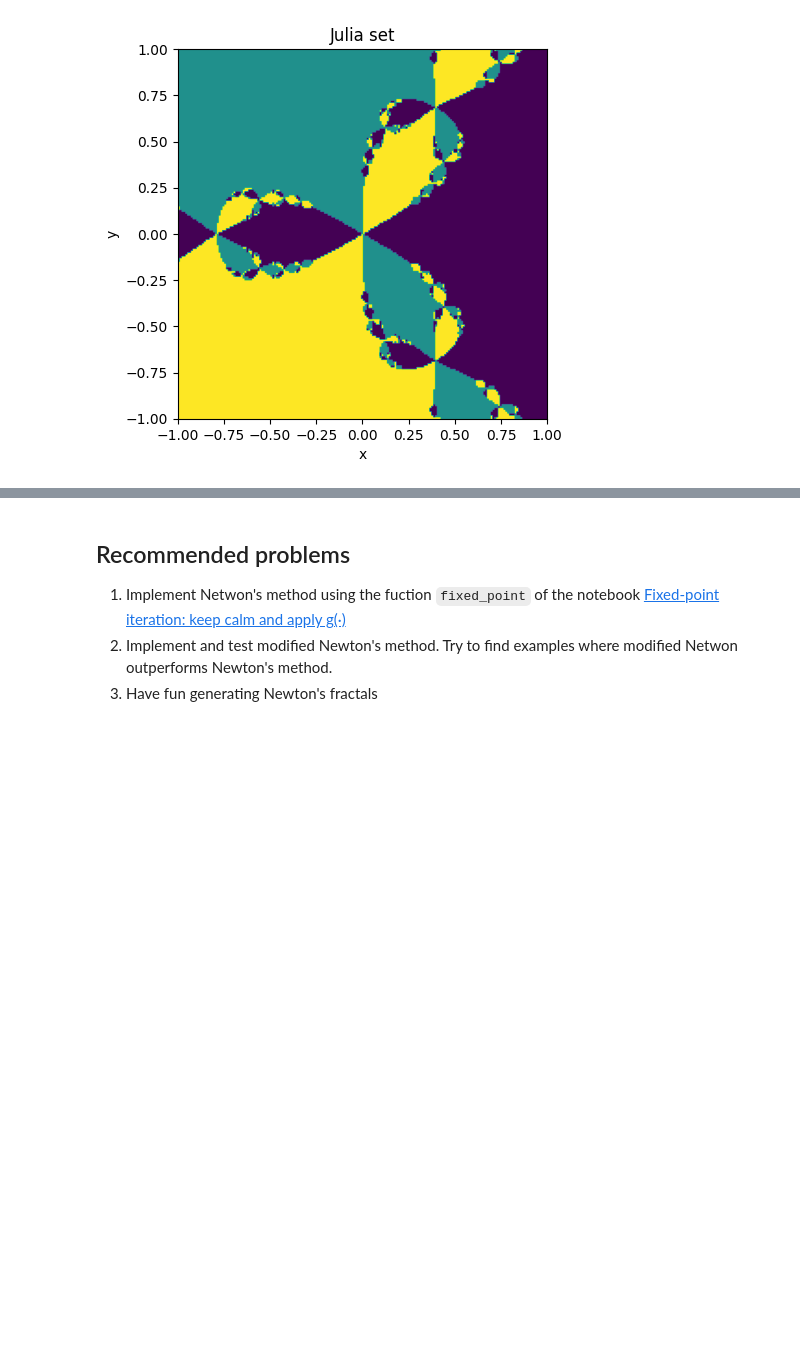
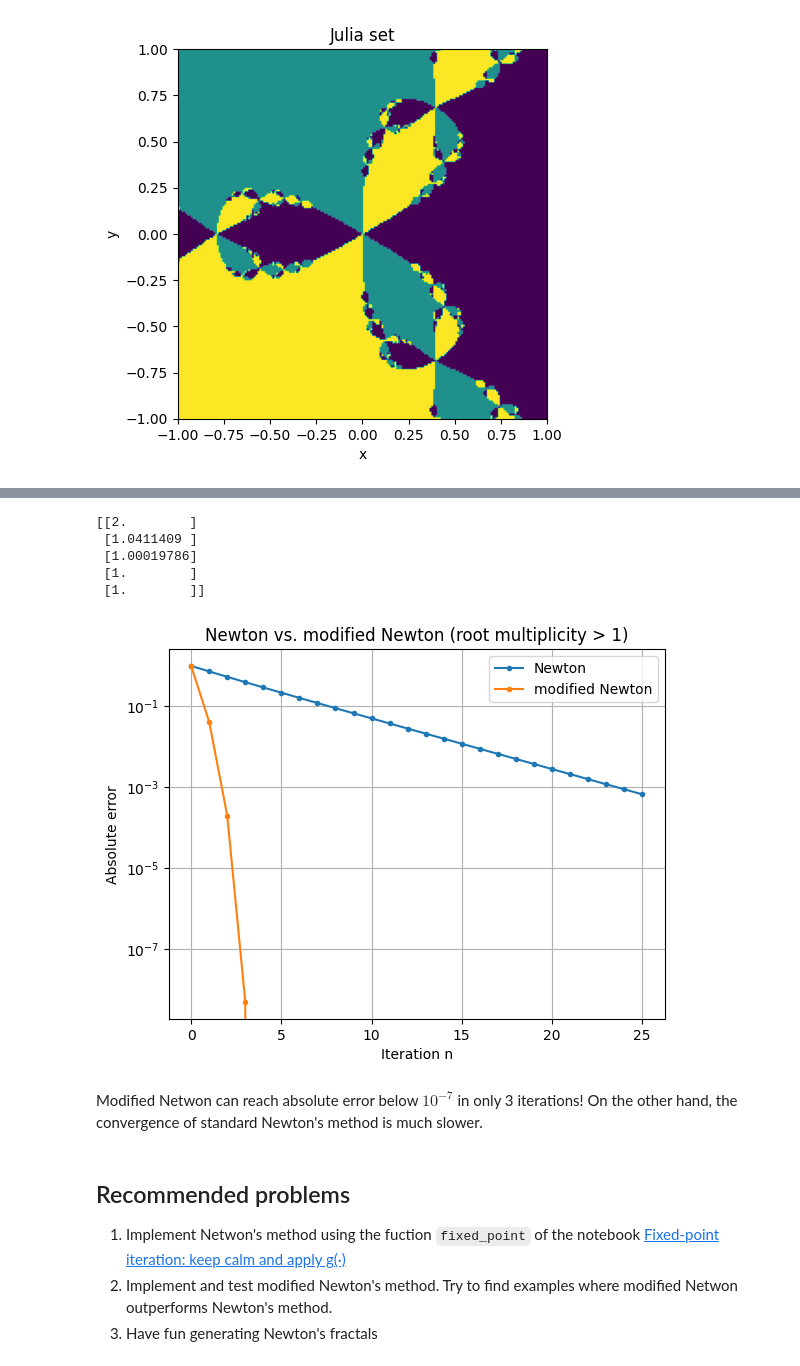
Before and after one commit to simone-brugiapaglia/numerical-analysis-notebooks, a Jupyter notebook: 05_Newton.ipynb, the cells around one changed output, grey strips where cells are left out. Drawn from its saved outputs; the diff is of its cells as text; code cells hidden in the pictures; blank space fills up the shorter version.

Commit message:
Notebook 5 (Newton) updated and added notebook 6 (Aitken's acceleration)

```diff
--- a/05_Newton.ipynb
+++ b/05_Newton.ipynb
@@ -232,0 +243,13 @@ plt.show()
+# %%
+# Newton's method
+f  = lambda x : (x-1)**3 * np.log(x) # define f(x)
+Df = lambda x : 3 * (x-1)**2 * np.log(x) + (x-1)**3 / x  # define f'(x)
+p0 = 2 # initial guess
+TOL = 1e-8
+N_max = 25
+
+# apply Newton's method
+p_array_newton = newton(f, Df, p0, TOL , N_max)
+
+# print sequence of approximations
+print(p_array_newton)
@@ -233,3 +274,42 @@ plt.show()
+# %%
+# Modified Newton's method
+
+# 3 * (x-1)**2 * np.log(x) + (x-1)**3 / x
+D2f = lambda x : 6 * (x-1) * np.log(x) + 3 * (x-1)**2 / x + (3* (x-1)**2 * x - (x-1)**3)/ x**2 # define f''(x)
+mu  = lambda x : f(x) / Df(x) # define mu(x)
+Dmu = lambda x : (Df(x)**2 - f(x) * D2f(x)) / (Df(x)**2) # define mu'(x)
+
+# Apply modified Newton
+p_array_mod_newton = newton(mu, Dmu, p0, TOL , N_max)
+
+# print sequence of approximations
+print(p_array_mod_newton)
+# %% [output]
+[[2.        ]
+ [1.0411409 ]
+ [1.00019786]
+ [1.        ]
+ [1.        ]]
+# %%
+p = 1 # root
+
+# Generate arrays of iteration values
+n_values_newton = np.arange(p_array_newton.size)
+n_values_mod_newton = np.arange(p_array_mod_newton.size)
+
+# show convergence plots
+plt.semilogy(n_values_newton, np.abs(p_array_newton - p), '.-', label = 'Newton')
+plt.semilogy(n_values_mod_newton, np.abs(p_array_mod_newton - p), '.-', label = 'modified Newton')
+plt.xlabel("Iteration n")
+plt.ylabel("Absolute error")
+plt.title("Newton vs. modified Newton (root multiplicity > 1)")
+plt.legend()
+plt.grid()
+plt.show()
+# %% [output]
+[figure, added]
+# %% [markdown]
+Modified Netwon can reach absolute error below $10^{-7}$ in only 3 iterations! On the other hand, the convergence of standard Newton's method is much slower.
 # %% [markdown]
 ## Recommended problems
 
```
Also changed, not shown: parts of 2 cells of this notebook, 1 other file.
